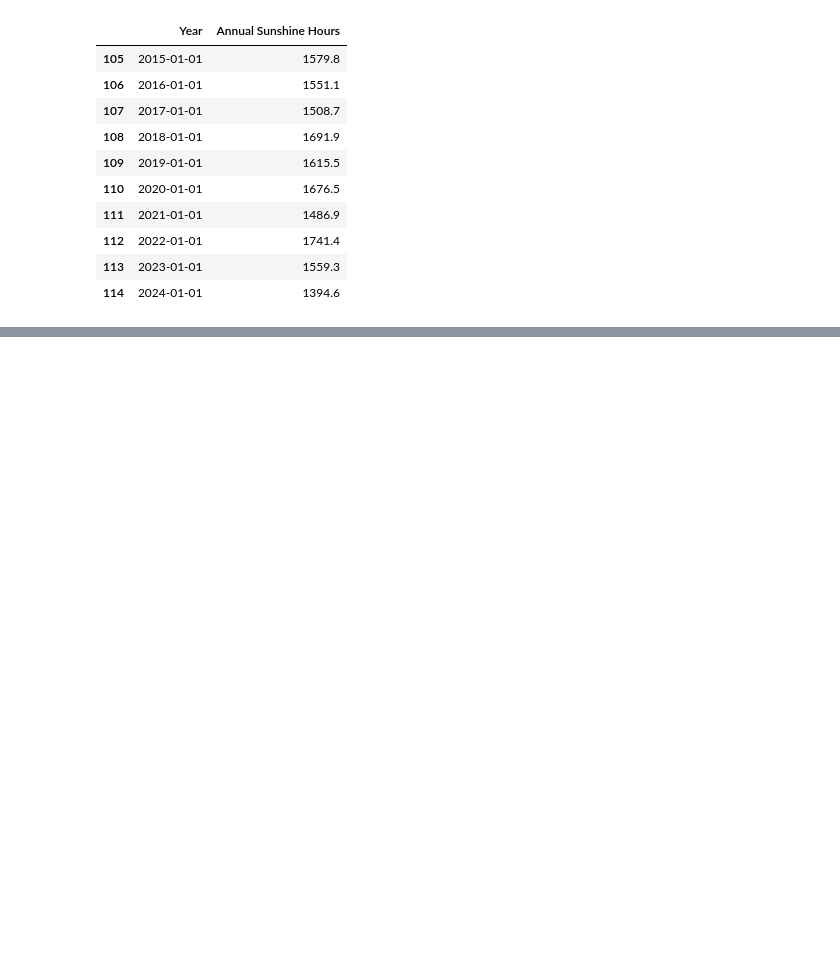
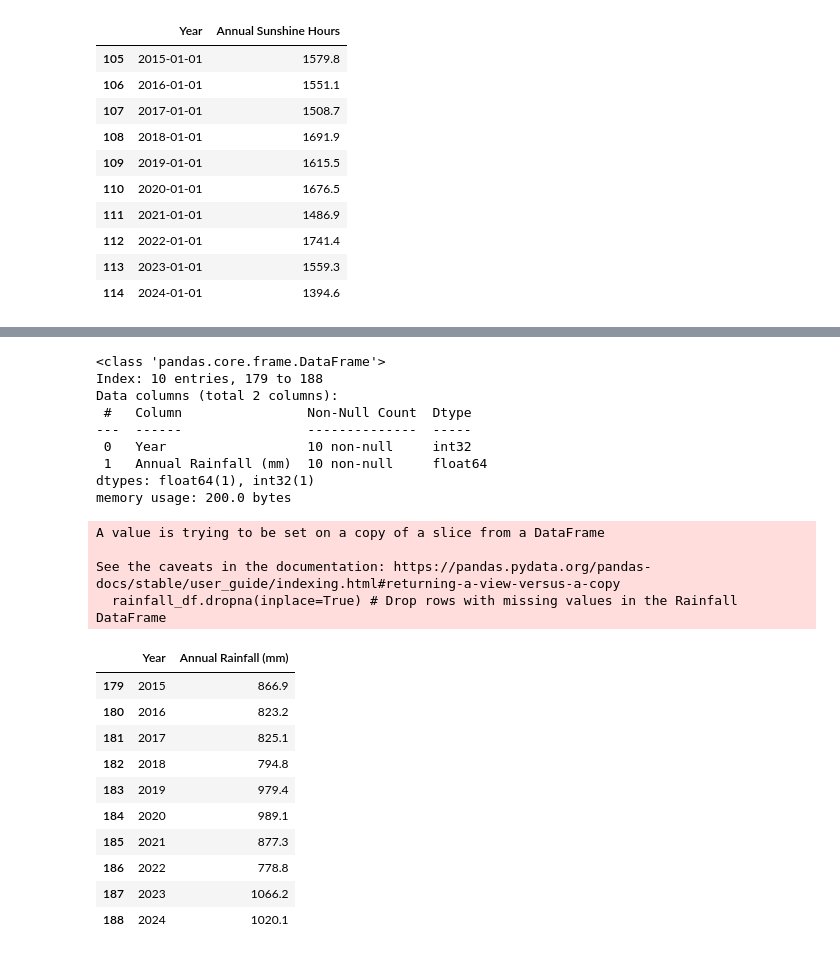
Before and after one commit to KiaraMartin/Final_Project_for_Peckham_DAZ_Introduction_to_Data_Science, a Jupyter notebook: Final_Project_V1.ipynb, the cells around one changed output, grey strips where cells are left out. Saved outputs shown, nothing was run; the diff lists cells and outputs as text; code cells hidden in the pictures; blank space fills up the shorter version.

```diff
--- a/Final_Project_V1.ipynb
+++ b/Final_Project_V1.ipynb
@@ -219,0 +304,3 @@ sunshine_df.head() # Display the first few rows of the updated Sunshine DataFram
+# %%
+rainfall_df['Annual Rainfall (mm)'] = rainfall_df['Annual Rainfall (mm)'].astype(float) # Ensure 'Annual Rainfall (mm)' is of type float
+rainfall_df.info() # Display information about the updated Rainfall DataFrame, including data types and non-null counts
@@ -219,0 +322,29 @@ sunshine_df.head() # Display the first few rows of the updated Sunshine DataFram
+# %%
+rainfall_df.dropna(inplace=True) # Drop rows with missing values in the Rainfall DataFrame
+rainfall_df.info() # Display information about the Rainfall DataFrame after dropping rows with missing values
+rainfall_df
+# %% [output]
+<class 'pandas.core.frame.DataFrame'>
+Index: 10 entries, 179 to 188
+Data columns (total 2 columns):
+ #   Column                Non-Null Count  Dtype
+---  ------                --------------  -----
+ 0   Year                  10 non-null     int32
+ 1   Annual Rainfall (mm)  10 non-null     float64
+dtypes: float64(1), int32(1)
+memory usage: 200.0 bytes
+A value is trying to be set on a copy of a slice from a DataFrame
+
+See the caveats in the documentation: https://pandas.pydata.org/pandas-docs/stable/user_guide/indexing.html#returning-a-view-versus-a-copy
+  rainfall_df.dropna(inplace=True) # Drop rows with missing values in the Rainfall DataFrame
+|  | Year | Annual Rainfall (mm) |
+| 179 | 2015 | 866.9 |
+| 180 | 2016 | 823.2 |
+| 181 | 2017 | 825.1 |
+| 182 | 2018 | 794.8 |
+| 183 | 2019 | 979.4 |
+| 184 | 2020 | 989.1 |
+| 185 | 2021 | 877.3 |
+| 186 | 2022 | 778.8 |
+| 187 | 2023 | 1066.2 |
+| 188 | 2024 | 1020.1 |
```
Also changed, not shown: parts of 24 cells of this notebook.
